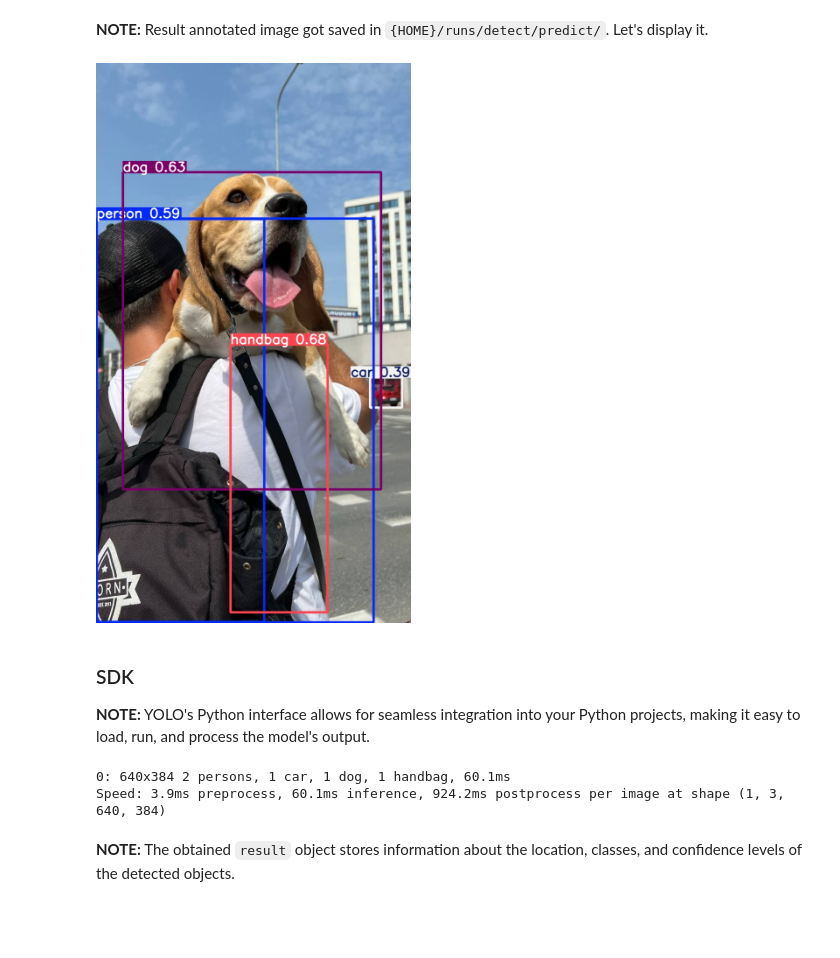
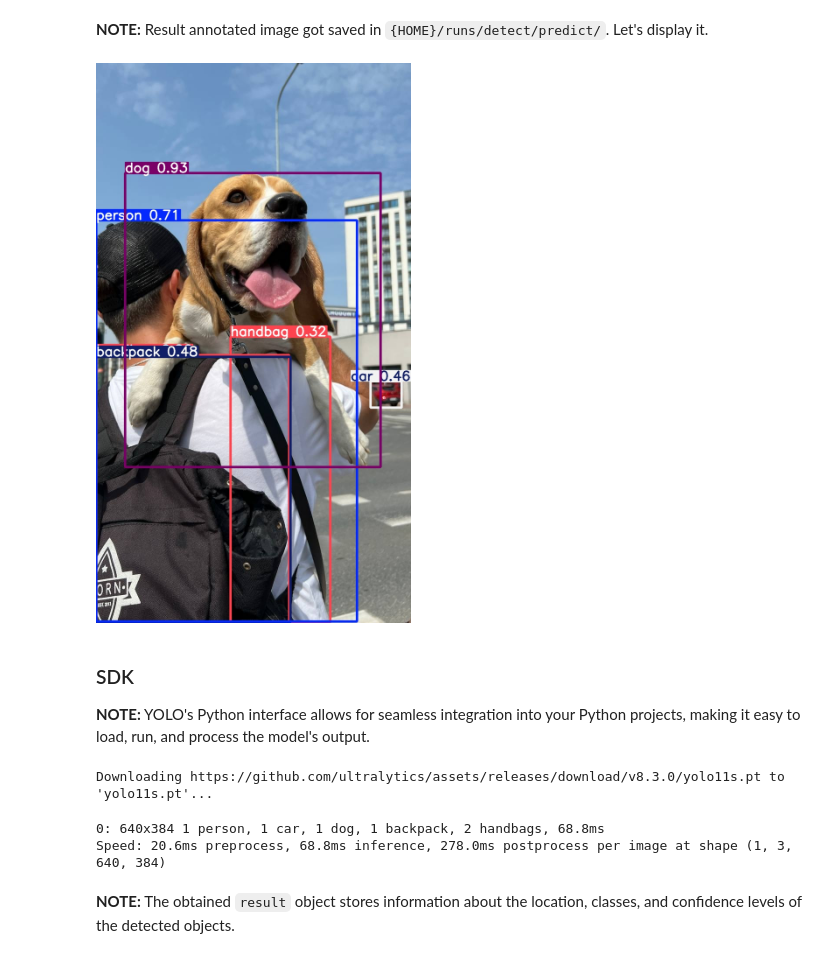
Before and after one commit to MeiKaiAoXue/yolov11-IllegalParkingDetection, a Jupyter notebook: notebooks/train-yolo11-object-detection-on-custom-dataset.ipynb, the cells around one changed output. Cells and saved outputs as stored; diff of their text form; code cells hidden in the pictures; blank space fills up the shorter version.

```diff
--- a/notebooks/train-yolo11-object-detection-on-custom-dataset.ipynb
+++ b/notebooks/train-yolo11-object-detection-on-custom-dataset.ipynb
@@ -88,9 +87,9 @@ Results saved to runs/detect/predict
 # %%
 from IPython.display import Image as IPyImage
 
-IPyImage(filename=f'{HOME}/runs/detect/predict/dog.jpeg', width=600)
+IPyImage(filename=f'{HOME}/runs/detect/predict/dog.jpg', width=600)
 # %% [output]
-[figure, old version]
+[figure, new version]
 # %% [markdown]
 ### SDK
 
@@ -100,12 +99,13 @@ from ultralytics import YOLO
 from PIL import Image
 import requests
 
-model = YOLO('yolo11n.pt')
+model = YOLO('yolo11s.pt')
 image = Image.open(requests.get('https://media.roboflow.com/notebooks/examples/dog.jpeg', stream=True).raw)
 result = model.predict(image, conf=0.25)[0]
 # %% [output]
-0: 640x384 2 persons, 1 car, 1 dog, 1 handbag, 60.1ms
-Speed: 3.9ms preprocess, 60.1ms inference, 924.2ms postprocess per image at shape (1, 3, 640, 384)
+Downloading https://github.com/ultralytics/assets/releases/download/v8.3.0/yolo11s.pt to 'yolo11s.pt'...
+0: 640x384 1 person, 1 car, 1 dog, 1 backpack, 2 handbags, 68.8ms
+Speed: 20.6ms preprocess, 68.8ms inference, 278.0ms postprocess per image at shape (1, 3, 640, 384)
 # %% [markdown]
 **NOTE:** The obtained `result` object stores information about the location, classes, and confidence levels of the detected objects.
 # %%
```
Also changed, not shown: parts of 7 cells of this notebook.
